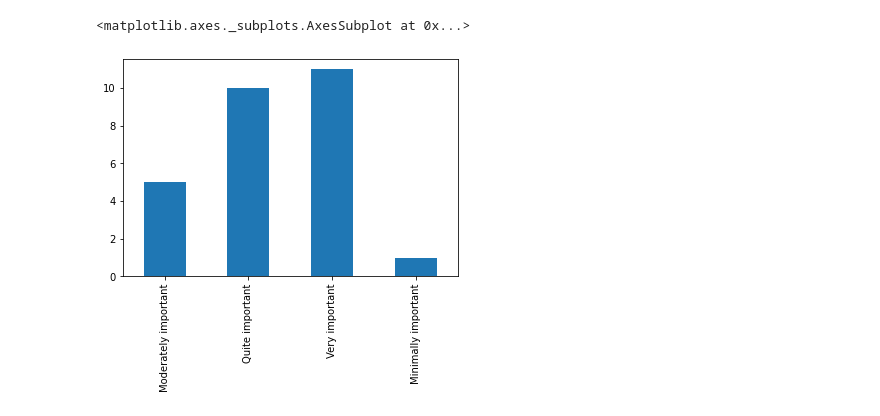
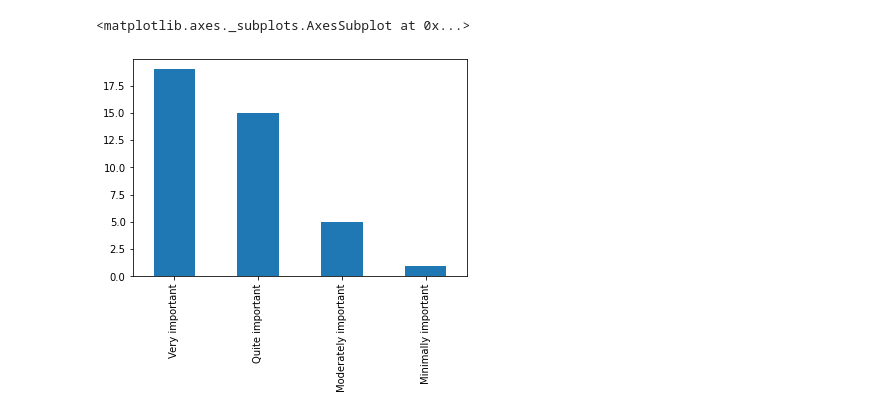
Before and after one commit to SilentSierra/DissDataAnalysis, a Jupyter notebook: Representation_of_Women_in_Media.ipynb, the cells around one changed output. Cells and saved outputs as stored; diff of their text form; code cells hidden in the pictures.

```diff
--- a/Representation_of_Women_in_Media.ipynb
+++ b/Representation_of_Women_in_Media.ipynb
@@ -28,13 +28,15 @@ from sklearn.model_selection import KFold
 import matplotlib as mpl
 import matplotlib.pyplot as plt
 # %%
-raw_data_url = "https://raw.githubusercontent.com/SilentSierra/DissDataAnalysis/main/Representation_of_Women.csv"
+#raw_data_url = "https://raw.githubusercontent.com/SilentSierra/DissDataAnalysis/main/Representation_of_Women.csv"
+raw_data_url = "https://raw.githubusercontent.com/SilentSierra/DissDataAnalysis/main/Representation_43.csv"
 def load_rep_data(url=raw_data_url):
   # download the csv file from github
   download = requests.get(url).content
 
   # read the downloaded content and put into dataframe
-  df = pd.read_csv(io.StringIO(download.decode("utf-8")),index_col=0,infer_datetime_format=True,dayfirst=False, dtype={'ID': 'int', "Gender": 'string', 'Age': 'string', 'Country': 'string', 'How often movies': 'string', 'How often games':'string', 'Wome in media important':'string', 'Use Bechdel before':'string', 'Is Bechdel good?': 'string', 'Modifications on Bechdel':'string', 'Strength':'string', 'Historical context':'string', 'Representation changed':'string'})
+  df = pd.read_csv(io.StringIO(download.decode("cp1252")),index_col=0,infer_datetime_format=True,dayfirst=False, dtype={'ID': 'int', 'Gender': 'string', 'Age': 'string', 'Country': 'string', 'How often movies': 'string', 'How often games':'string', 'Women in media important':'string', 'Use Bechdel before':'string', 'Is Bechdel good?': 'string', 'Bechdel comments':'string', 'Modifications on Bechdel':'string', 'What Bechdel Mods':'string', 'Film good rep':'string', 'Games good rep':'string', 'Strength':'string', 'Strength comments':'string', 'Good strong traits':'string', 'Bad strong traits':'string', 'Historical context':'string', 'Context comments':'string', 'Representation changed':'string', 'Rep changed comments':'string', 'Film Narrative':'string', 'Film Characters':'string', 'Game Narrative':'string', 'Game Characters':'string', 'Game Gameplay':'string', 'Personally assess':'string'})
+  df = df.fillna(" ")
   return df
 # %%
 rep_data = load_rep_data()
@@ -113,14 +116,14 @@ rep_data['How often games\r\n'].value_counts(sort=False).plot(kind='bar', x = ""
 # %%
-womenimportantpie = rep_data.groupby(['Women in media important\r\n'])['Women in media important\r\n'].count().reset_index(name = 'count')
+womenimportantpie = rep_data.groupby(['Women in media important'])['Women in media important'].count().reset_index(name = 'count')
 import plotly.express as px
-fig = px.pie(womenimportantpie, values='count', names='Women in media important\r\n', title='Whether participants considered representation of women in media to be important')
+fig = px.pie(womenimportantpie, values='count', names='Women in media important', title='Whether participants considered representation of women in media to be important')
 fig.show()
 
-rep_data['Women in media important\r\n'].value_counts(sort=False).plot(kind='bar', x = "", y = "frequency")
+rep_data['Women in media important'].value_counts(sort=False).plot(kind='bar', x = "", y = "frequency")
 # %% [output]
 [interactive output not drawn]
 <matplotlib.axes._subplots.AxesSubplot at 0x...>
-[figure, old version]
+[figure, new version]
 # %%
 womenimportantpie = rep_data.groupby(['Use Bechdel before'])['Use Bechdel before'].count().reset_index(name = 'count')
 import plotly.express as px
```
Also changed, not shown: parts of 15 cells of this notebook.
